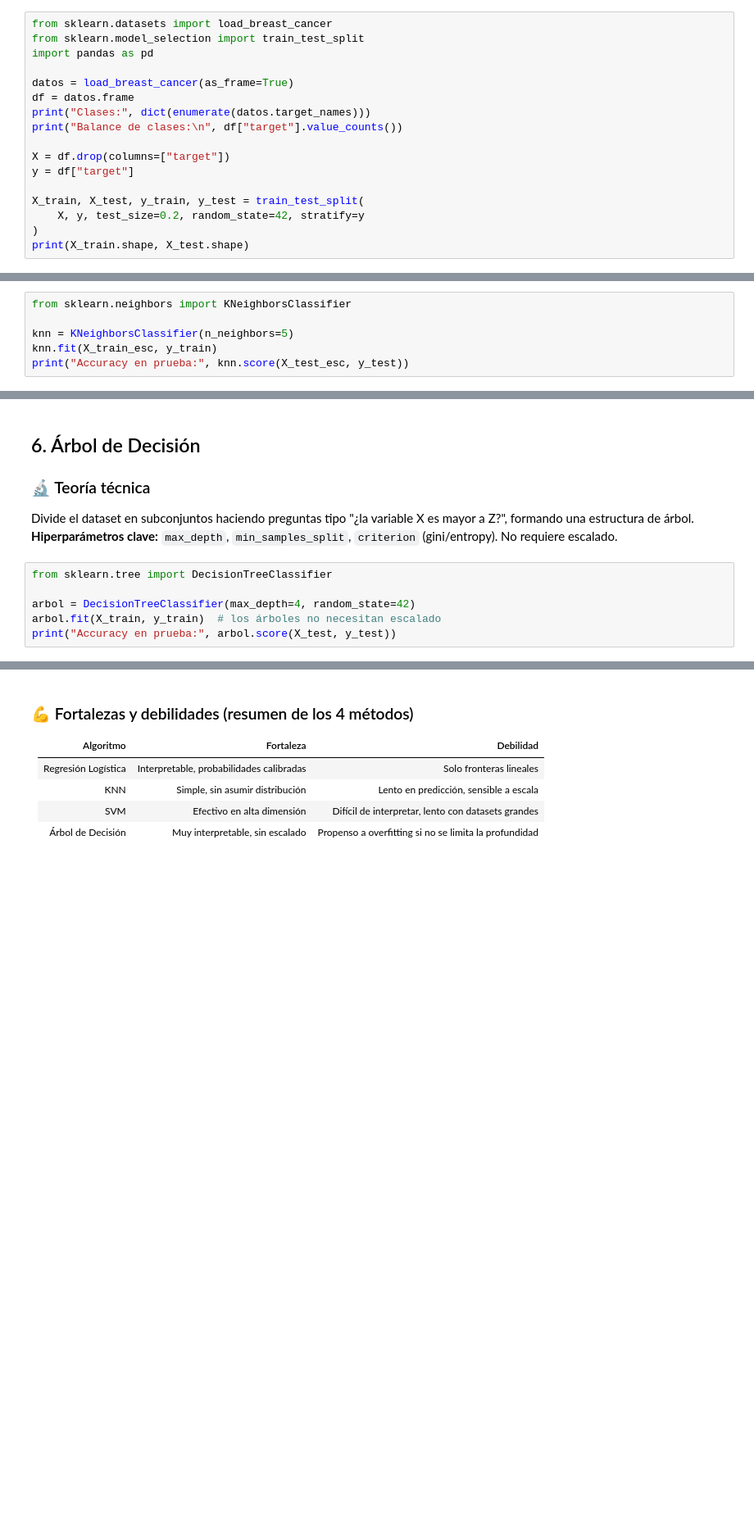
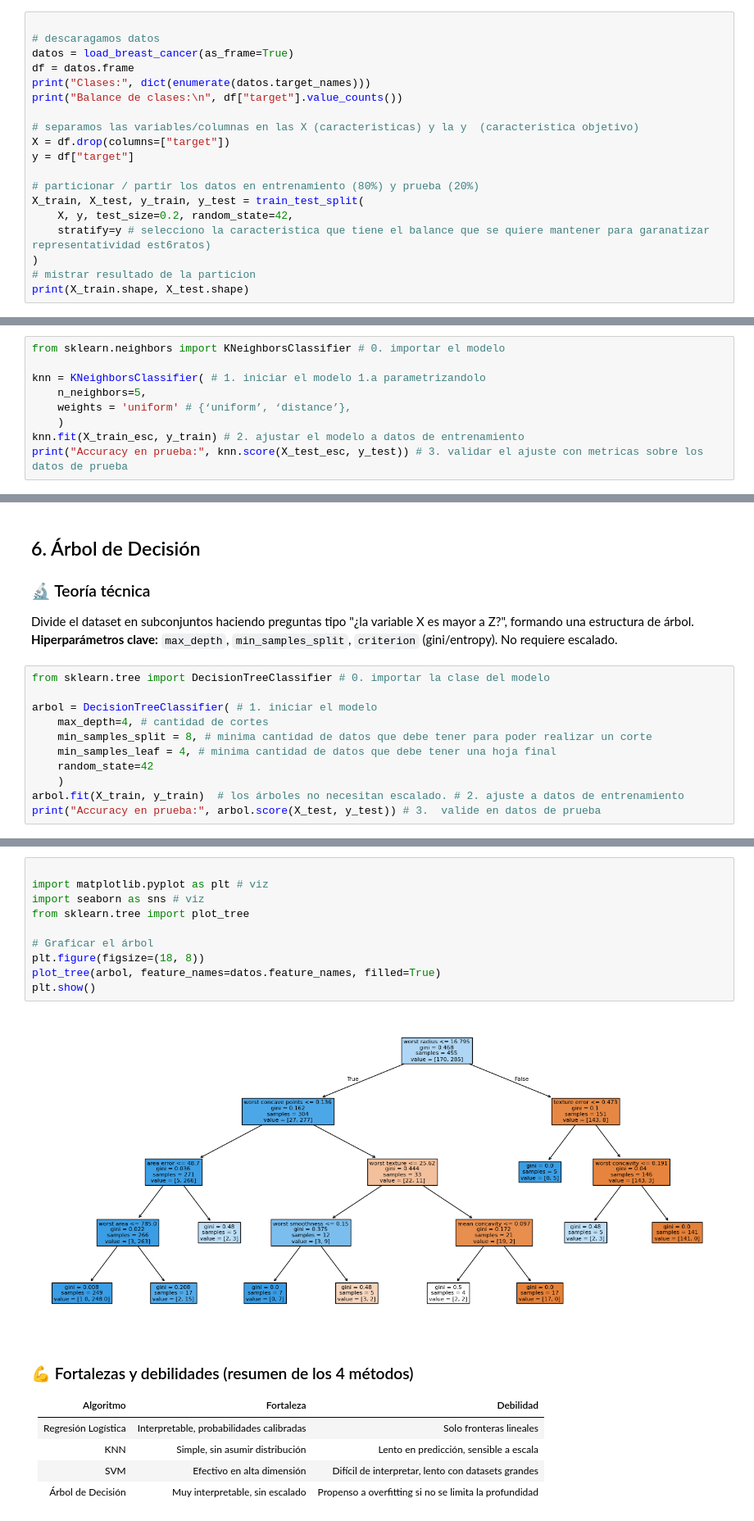
Before and after one commit to anguihero/Data_BI_AA_AI_Lessons, a Jupyter notebook: notebooks/modelos_16_sessiones/Sesion_09/Sesion_09_Clasificacion.ipynb, the cells around one changed output, grey strips where cells are left out. Shown at 82% size. Drawn from its saved outputs; the diff is of its cells as text; blank space fills up the shorter version.

```diff
--- a/notebooks/modelos_16_sessiones/Sesion_09/Sesion_09_Clasificacion.ipynb
+++ b/notebooks/modelos_16_sessiones/Sesion_09/Sesion_09_Clasificacion.ipynb
@@ -53,17 +57,19 @@ Hoy usaremos `load_breast_cancer` (diagnóstico de cáncer de mama: maligno vs.
 # %%
-from sklearn.datasets import load_breast_cancer
-from sklearn.model_selection import train_test_split
-import pandas as pd
 
+# descaragamos datos
 datos = load_breast_cancer(as_frame=True)
 df = datos.frame
 print("Clases:", dict(enumerate(datos.target_names)))
 print("Balance de clases:\n", df["target"].value_counts())
 
+# separamos las variables/columnas en las X (caracteristicas) y la y  (caracteristica objetivo)
 X = df.drop(columns=["target"])
 y = df["target"]
 
+# particionar / partir los datos en entrenamiento (80%) y prueba (20%)
 X_train, X_test, y_train, y_test = train_test_split(
-    X, y, test_size=0.2, random_state=42, stratify=y
+    X, y, test_size=0.2, random_state=42,
+    stratify=y # selecciono la caracteristica que tiene el balance que se quiere mantener para garanatizar representatividad est6ratos)
 )
+# mistrar resultado de la particion
 print(X_train.shape, X_test.shape)
@@ -101,8 +123,11 @@ print("Accuracy en prueba:", log_reg.score(X_test_esc, y_test))
 ### 🔬 Teoría técnica
 Clasifica un punto nuevo según la clase mayoritaria de sus `K` vecinos más cercanos. **Hiperparámetros clave:** `n_neighbors` (K), `weights` (uniform/distance), `metric` (euclidean, manhattan). Es muy sensible a la escala de las variables (por eso estandarizamos antes).
 # %%
-from sklearn.neighbors import KNeighborsClassifier
+from sklearn.neighbors import KNeighborsClassifier # 0. importar el modelo
 
-knn = KNeighborsClassifier(n_neighbors=5)
-knn.fit(X_train_esc, y_train)
-print("Accuracy en prueba:", knn.score(X_test_esc, y_test))
+knn = KNeighborsClassifier( # 1. iniciar el modelo 1.a parametrizandolo
+    n_neighbors=5,
+    weights = 'uniform' # {‘uniform’, ‘distance’},
+    )
+knn.fit(X_train_esc, y_train) # 2. ajustar el modelo a datos de entrenamiento
+print("Accuracy en prueba:", knn.score(X_test_esc, y_test)) # 3. validar el ajuste con metricas sobre los datos de prueba
@@ -131,8 +160,13 @@ SVM traza la "frontera más segura" posible entre las clases; con `kernel="rbf"`
 ### 🔬 Teoría técnica
 Divide el dataset en subconjuntos haciendo preguntas tipo "¿la variable X es mayor a Z?", formando una estructura de árbol. **Hiperparámetros clave:** `max_depth`, `min_samples_split`, `criterion` (gini/entropy). No requiere escalado.
 # %%
-from sklearn.tree import DecisionTreeClassifier
+from sklearn.tree import DecisionTreeClassifier # 0. importar la clase del modelo
 
-arbol = DecisionTreeClassifier(max_depth=4, random_state=42)
-arbol.fit(X_train, y_train)  # los árboles no necesitan escalado
-print("Accuracy en prueba:", arbol.score(X_test, y_test))
+arbol = DecisionTreeClassifier( # 1. iniciar el modelo
+    max_depth=4, # cantidad de cortes
+    min_samples_split = 8, # minima cantidad de datos que debe tener para poder realizar un corte
+    min_samples_leaf = 4, # minima cantidad de datos que debe tener una hoja final
+    random_state=42
+    )
+arbol.fit(X_train, y_train)  # los árboles no necesitan escalado. # 2. ajuste a datos de entrenamiento
+print("Accuracy en prueba:", arbol.score(X_test, y_test)) # 3.  valide en datos de prueba
@@ -139,3 +175,15 @@ print("Accuracy en prueba:", arbol.score(X_test, y_test))
+# %%
+
+import matplotlib.pyplot as plt # viz
+import seaborn as sns # viz
+from sklearn.tree import plot_tree
+
+# Graficar el árbol
+plt.figure(figsize=(18, 8))
+plot_tree(arbol, feature_names=datos.feature_names, filled=True)
+plt.show()
+# %% [output]
+[figure, added]
 # %% [markdown]
 ### 💪 Fortalezas y debilidades (resumen de los 4 métodos)
 
```
Also changed, not shown: parts of 10 cells of this notebook.
